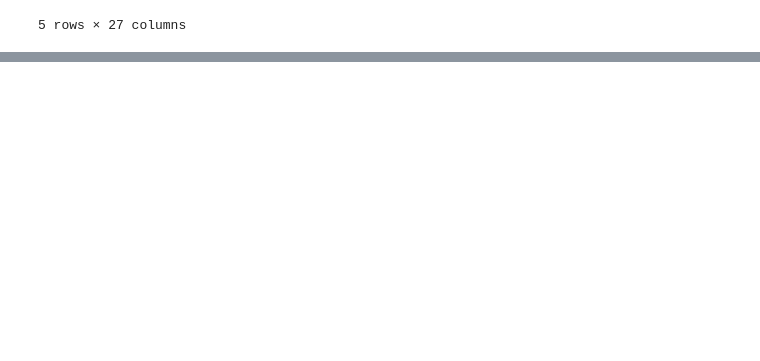
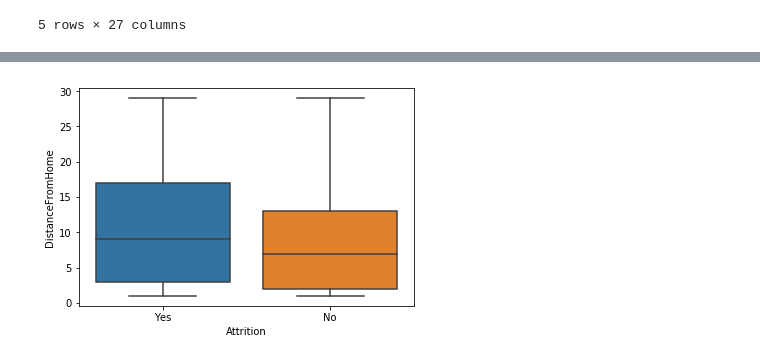
Before and after one commit to akim2034/Thinkful_DS_Bootcamp, a Jupyter notebook: Unit 1/Lesson 5 - Unit 1 Capstone/IBM Attrition Analysis.ipynb, the cells around one changed output, grey strips where cells are left out. Saved outputs shown, nothing was run; the diff lists cells and outputs as text; code cells hidden in the pictures; blank space fills up the shorter version.

```diff
--- a/Unit 1/Lesson 5 - Unit 1 Capstone/IBM Attrition Analysis.ipynb
+++ b/Unit 1/Lesson 5 - Unit 1 Capstone/IBM Attrition Analysis.ipynb
@@ -68,0 +86,4 @@ NameError: name 'count' is not defined
+# %%
+sns.boxplot(y=df['DistanceFromHome'], x=df['Attrition']);
+# %% [output]
+[figure, added]
```
Also changed, not shown: parts of 14 cells of this notebook.
